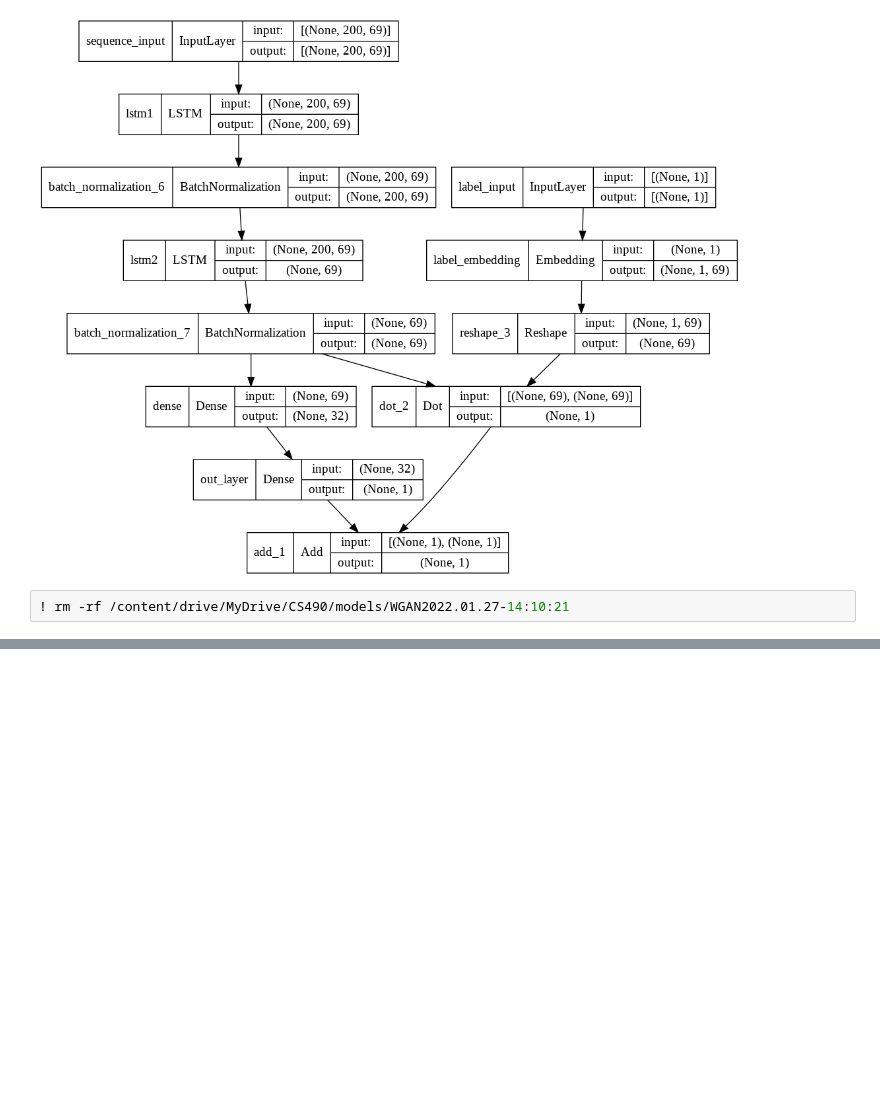
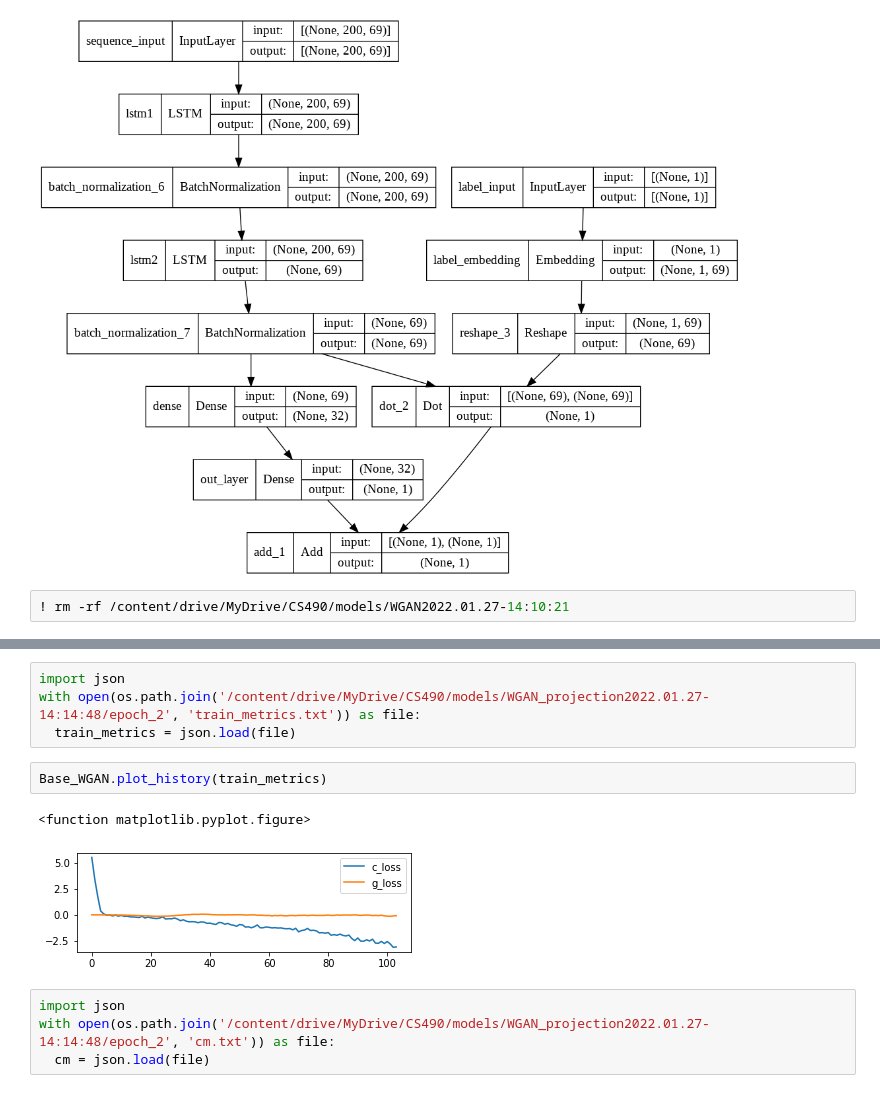
Before and after one commit to arnisafazla/CS490-Senior-Research-Project, a Jupyter notebook: setup.ipynb, the cells around one changed output, grey strips where cells are left out. Drawn from its saved outputs; the diff is of its cells as text; blank space fills up the shorter version.

```diff
--- a/setup.ipynb
+++ b/setup.ipynb
@@ -216,0 +264,13 @@ plot_model(critic, show_shapes=True, show_layer_names=True)
+# %%
+import json
+with open(os.path.join('/content/drive/MyDrive/CS490/models/WGAN_projection2022.01.27-14:14:48/epoch_2', 'train_metrics.txt')) as file:
+  train_metrics = json.load(file)
+# %%
+Base_WGAN.plot_history(train_metrics)
+# %% [output]
+<function matplotlib.pyplot.figure>
+[figure, added]
+# %%
+import json
+with open(os.path.join('/content/drive/MyDrive/CS490/models/WGAN_projection2022.01.27-14:14:48/epoch_2', 'cm.txt')) as file:
+  cm = json.load(file)
```
Also changed, not shown: parts of 18 cells of this notebook, 3 other files.
